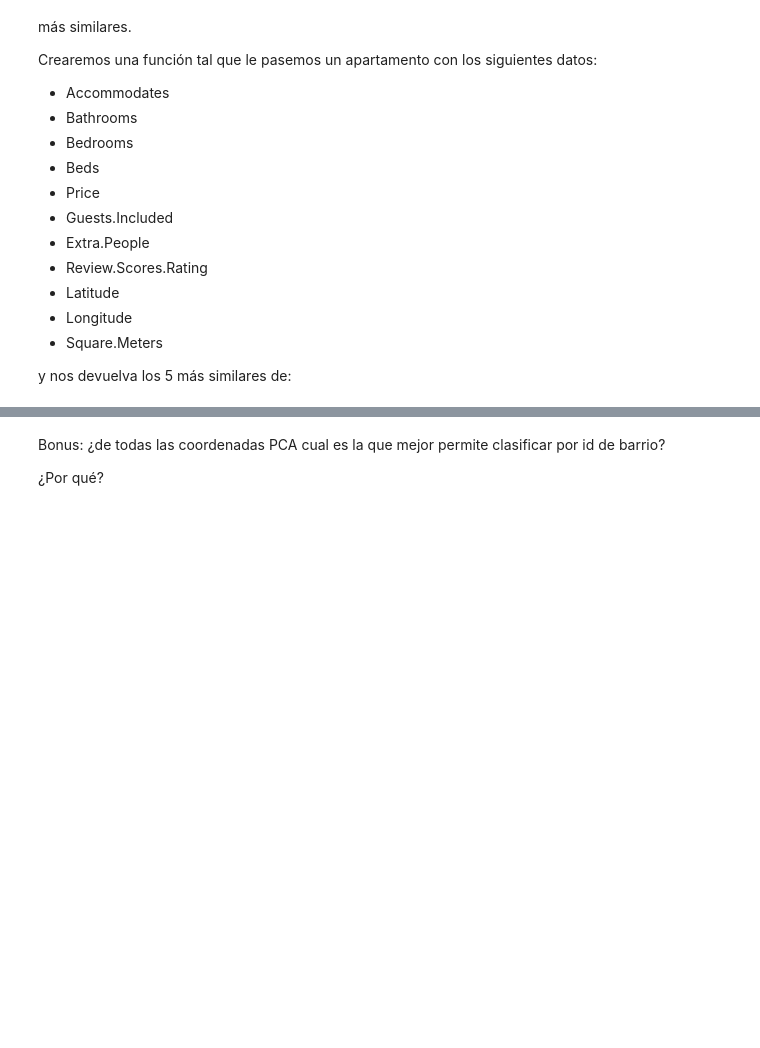
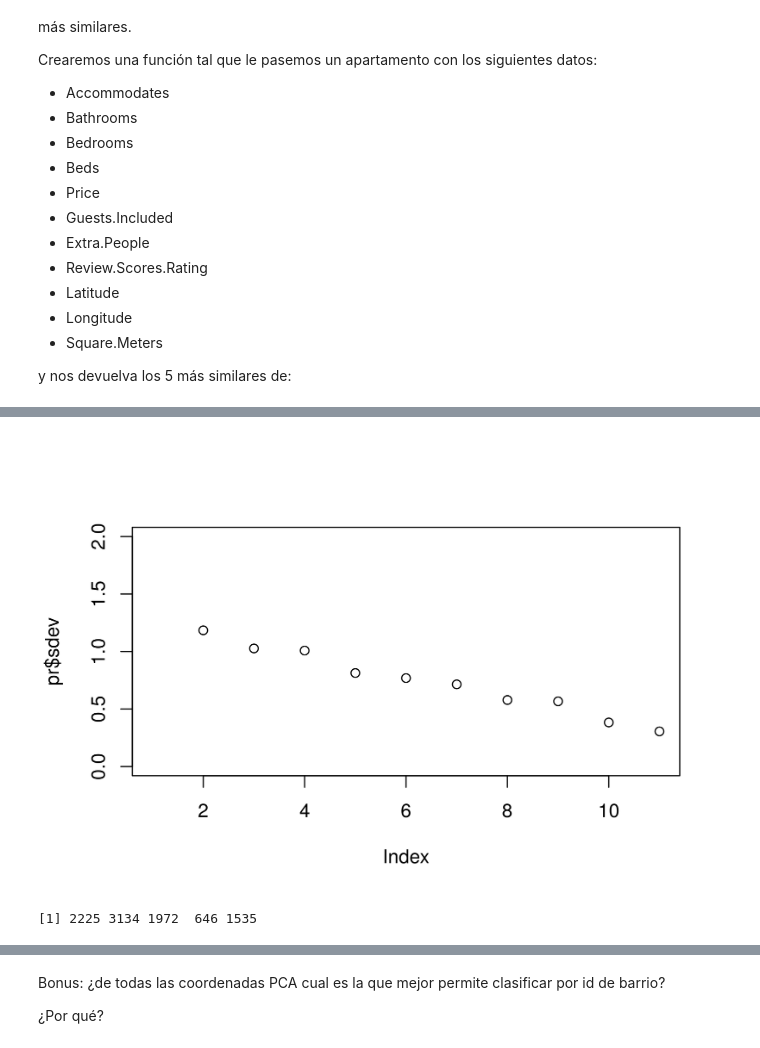
Before and after one commit to alessaag/Data-Mining-R, a Jupyter notebook: Practica-AlessaAlvarez.ipynb, the cells around one changed output, grey strips where cells are left out. Cells and saved outputs as stored; diff of their text form; code cells hidden in the pictures; blank space fills up the shorter version.

```diff
--- a/Practica-AlessaAlvarez.ipynb
+++ b/Practica-AlessaAlvarez.ipynb
@@ -697,0 +745,6 @@ y nos devuelva los 5 más similares de:
+# %%
+pr <- prcomp(df_madrid[c('Accommodates','Bathrooms','Bedrooms','Beds','Price','Guests.Included','Extra.People','Review.Scores.Rating','Latitude','Longitude','New_Square.Meters')],,center = TRUE, scale. = TRUE)
+# %%
+plot(pr$sdev,ylim = c(0,2))
+# %% [output]
+[figure, added]
@@ -697,0 +757,13 @@ y nos devuelva los 5 más similares de:
+# %%
+piso_prueba_tr<-predict(pr,piso_prueba)
+piso_prueba_tr<-piso_prueba_tr[,1:number_of_pca_components]
+
+dist<-rep(NA,nrow(Apc))
+
+for (i in 1:nrow(Apc)){
+    dist[i]<-sum((piso_prueba_tr-Apc[i,])^2)
+}
+cinco_mas_similares<-head(order(dist),5)
+cinco_mas_similares
+# %% [output]
+[1] 2225 3134 1972  646 1535
```
Also changed, not shown: parts of 4 cells of this notebook.
